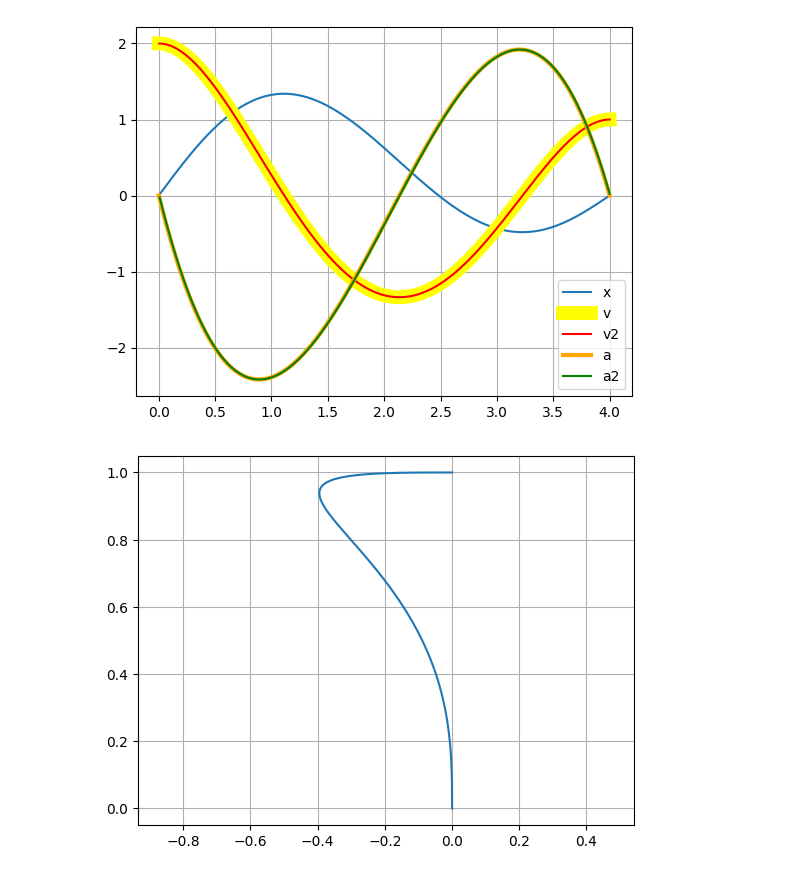
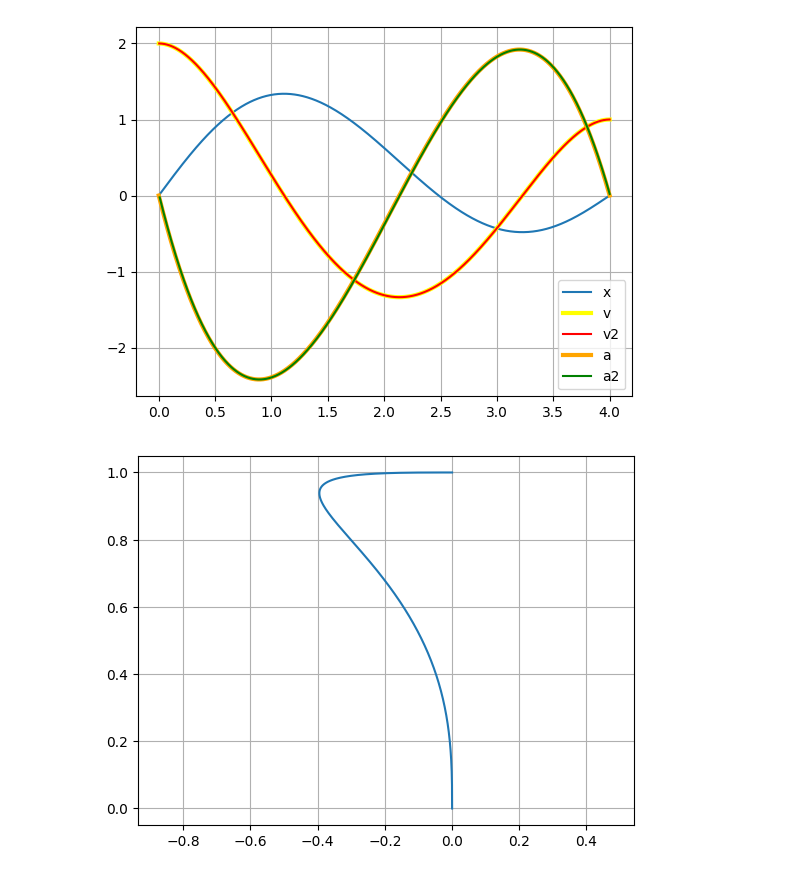
Before and after one commit to CogniPilot/pyecca, a Jupyter notebook: notebooks/BezierCasadi.ipynb, the cells around one changed output. Saved outputs shown, nothing was run; the diff lists cells and outputs as text; code cells hidden in the pictures.

Commit message:
Finish rover bezier functions.
Signed-off-by: James Goppert <james.goppert@gmail.com>

```diff
--- a/notebooks/BezierCasadi.ipynb
+++ b/notebooks/BezierCasadi.ipynb
@@ -86,0 +75,7 @@ SX(@1=1, @2=(t/T), @3=5, @4=(@3/T), @5=-5, @6=((@5/T)/@4), @7=((bx_1/@4)-(@6*bx_
+# %%
+bezier_6 = derive_bezier_6()
+T0 = 1
+wp_0 = [0, 0]  # pos/vel at waypoint 0
+wp_1 = [1, 0]  # pos/vel at waypoint 1
+P0 = bezier_6['solve_pos_vel'](wp_0, wp_1, T0)
+P0
@@ -86,0 +84,4 @@ SX(@1=1, @2=(t/T), @3=5, @4=(@3/T), @5=-5, @6=((@5/T)/@4), @7=((bx_1/@4)-(@6*bx_
+# %%
+t0 = np.linspace(0, T0)
+x = np.array(bezier_6['traj'](np.array([t0]), T0, P0))
+plt.plot(t0, x.T);
@@ -87,25 +90,26 @@ SX(@1=1, @2=(t/T), @3=5, @4=(@3/T), @5=-5, @6=((@5/T)/@4), @7=((bx_1/@4)-(@6*bx_
 # %%
 # check bezier with numerical derivatives
 def check_bezier():
+    bezier_6 = derive_bezier_6()
     T0 = 4
-    P0 = f_traj_6_bezier([0, 2], [0, 1], T0)
+    P0 = bezier_6['solve_pos_vel']([0, 2], [0, 1], T0)
     B0 = Bezier(P0, T0)
     t = np.linspace(0, T0, 1000)
     x = np.array(ca.DM(B0.eval(t))).reshape(-1)
     v = ca.DM(B0.deriv(1).eval(t))
     a = ca.DM(B0.deriv(2).eval(t))
     v2 = np.diff(x.reshape(-1), axis=0)/np.diff(t, axis=0)
     a2 = np.diff(v2.reshape(-1), axis=0)/np.diff(t[1:], axis=0)
 
     plt.plot(t, x, label='x')
-    plt.plot(t, v, label='v', linewidth=10, color='yellow')
+    plt.plot(t, v, label='v', linewidth=3, color='yellow')
     plt.plot(t[1:], v2, label='v2', color='red')
     plt.plot(t, a, label='a', color='orange', linewidth=3)
     plt.plot(t[2:], a2, label='a2', color='green')
     plt.legend()
     plt.grid()
 
 check_bezier()
 # %% [output]
-[figure, old version]
+[figure, new version]
 # %%
```
Also changed, not shown: parts of 7 cells of this notebook, 4 other files.
